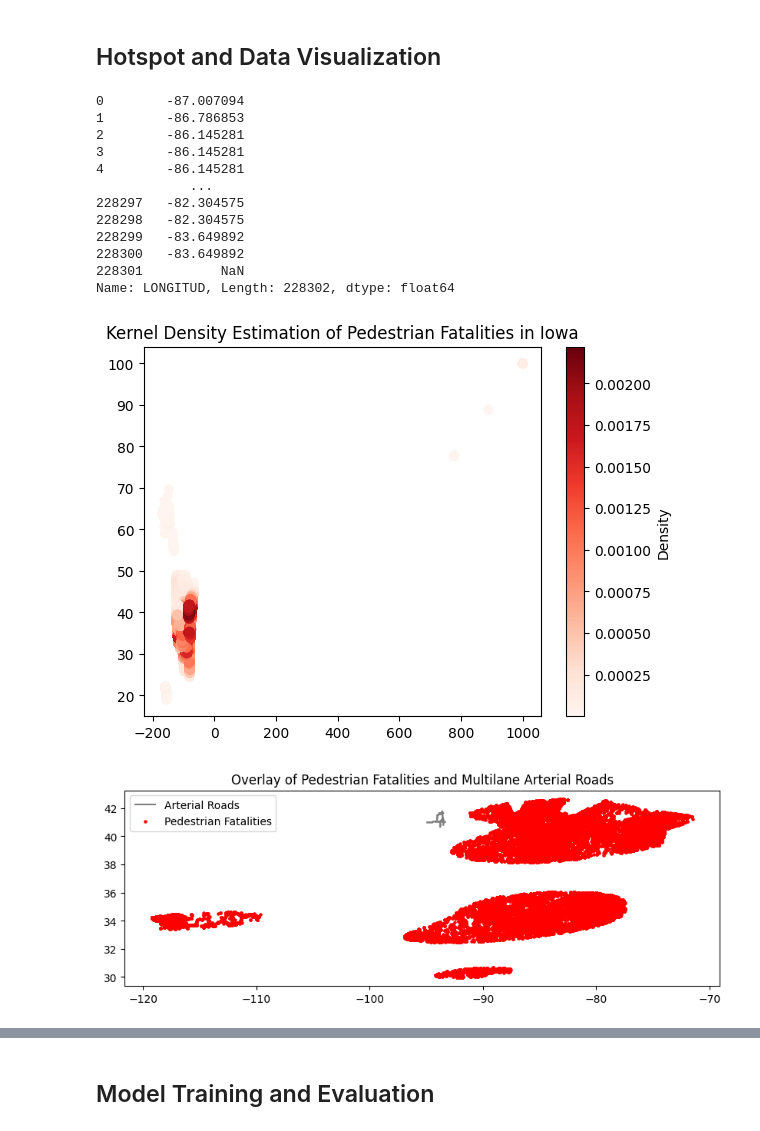
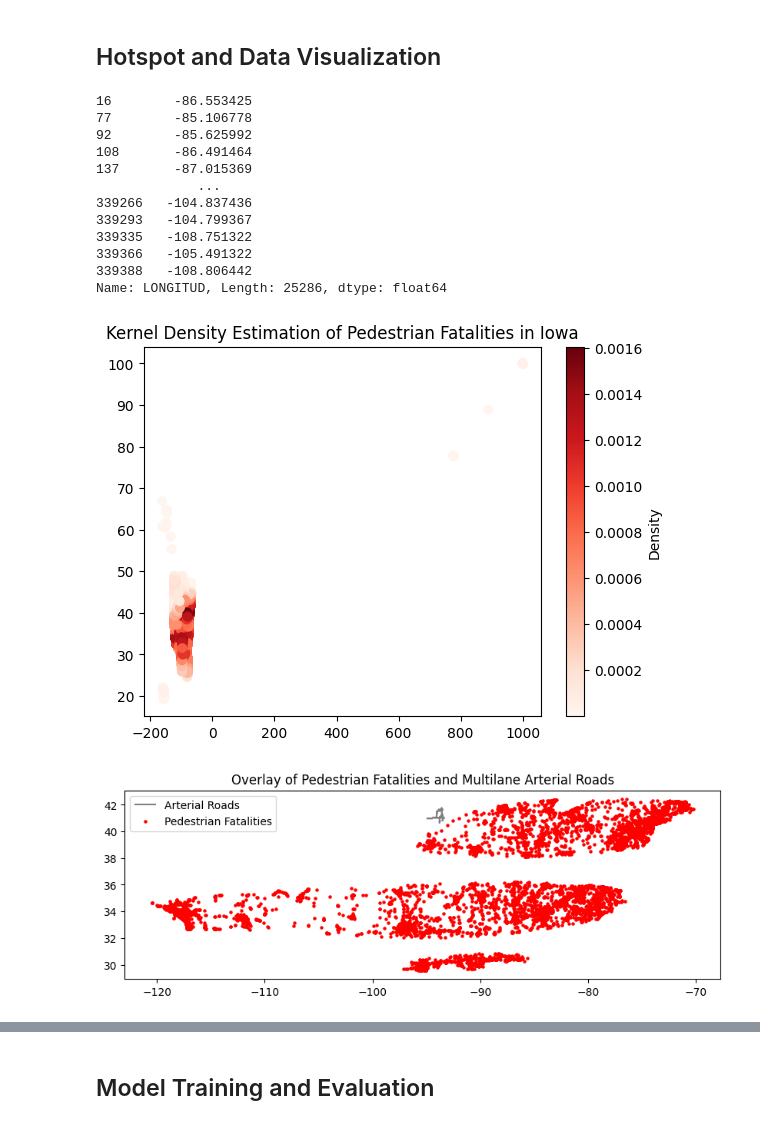
Before and after one commit to BarkhaM21/AI4CCEE_Fall_2024, a Jupyter notebook: mini_project/MiniProject_1/Submission/sanjita_miniproject_final.ipynb, the cells around one changed output, grey strips where cells are left out. Cells and saved outputs as stored; diff of their text form; code cells hidden in the pictures.

```diff
--- a/mini_project/MiniProject_1/Submission/sanjita_miniproject_final.ipynb
+++ b/mini_project/MiniProject_1/Submission/sanjita_miniproject_final.ipynb
@@ -90,11 +90,13 @@ plt.show()
 # %% [markdown]
 ## Hotspot and Data Visualization
 # %%
+import pandas as pd
 import geopandas as gpd
 from shapely.geometry import Point
 
 # Load pedestrian fatalities data
-df_pedestrian_fatalities = pd.read_csv("/content/combined_output.csv")
+df = pd.read_csv("/content/combined_output.csv")
+df_pedestrian_fatalities = df[(df['PER_TYP'] == 5) & (df['INJ_SEV'] == 4)]
 
 # Convert latitude/longitude into a GeoDataFrame
 geometry = [Point(xy) for xy in zip(df_pedestrian_fatalities['LONGITUD'], df_pedestrian_fatalities['LATITUDE'])]
@@ -105,18 +107,18 @@ gdf_pedestrian_fatalities.crs = {'init': 'epsg:4326'}
 # %%
 print(gdf_pedestrian_fatalities['LONGITUD'])
 # %% [output]
-0        -87.007094
-1        -86.786853
-2        -86.145281
-3        -86.145281
-4        -86.145281
-            ...
-228297   -82.304575
-228298   -82.304575
-228299   -83.649892
-228300   -83.649892
-228301          NaN
-Name: LONGITUD, Length: 228302, dtype: float64
+16        -86.553425
+77        -85.106778
+92        -85.625992
+108       -86.491464
+137       -87.015369
+             ...
+339266   -104.837436
+339293   -104.799367
+339335   -108.751322
+339366   -105.491322
+339388   -108.806442
+Name: LONGITUD, Length: 25286, dtype: float64
 # %%
 import numpy as np
 from scipy.stats import gaussian_kde
@@ -137,24 +139,24 @@ plt.show()
 
 gdf_pedestrian_fatalities.to_csv('pedestrian_fatalities.csv', index=False)
 # %% [output]
-[figure, old version]
+[figure, new version]
 # %%
 # Load multilane arterial roads
 arterial_roads = gpd.read_file("/content/iowa_multilane_arterial_roads.geojson")
 
-hotspots = gdf_pedestrian_fatalities[gdf_pedestrian_fatalities['density'] > 0.0015]
+hotspots = gdf_pedestrian_fatalities[gdf_pedestrian_fatalities['density'] > 0.001]
 # Plot arterial roads and hotspots
 fig, ax = plt.subplots(figsize=(10, 8))
 arterial_roads.plot(ax=ax, color='gray', label='Arterial Roads')
 hotspots.plot(ax=ax, color='red', markersize=5, label='Pedestrian Fatalities')
 plt.legend()
 plt.title("Overlay of Pedestrian Fatalities and Multilane Arterial Roads")
 plt.show()
 
 
 hotspots.to_csv('hotspots.csv', index=False)
 # %% [output]
-[figure, old version]
+[figure, new version]
 # %%
 
 crash_counts_by_year = hotspots.groupby('YEAR')['YEAR'].count()
```
Also changed, not shown: parts of 12 cells of this notebook.
